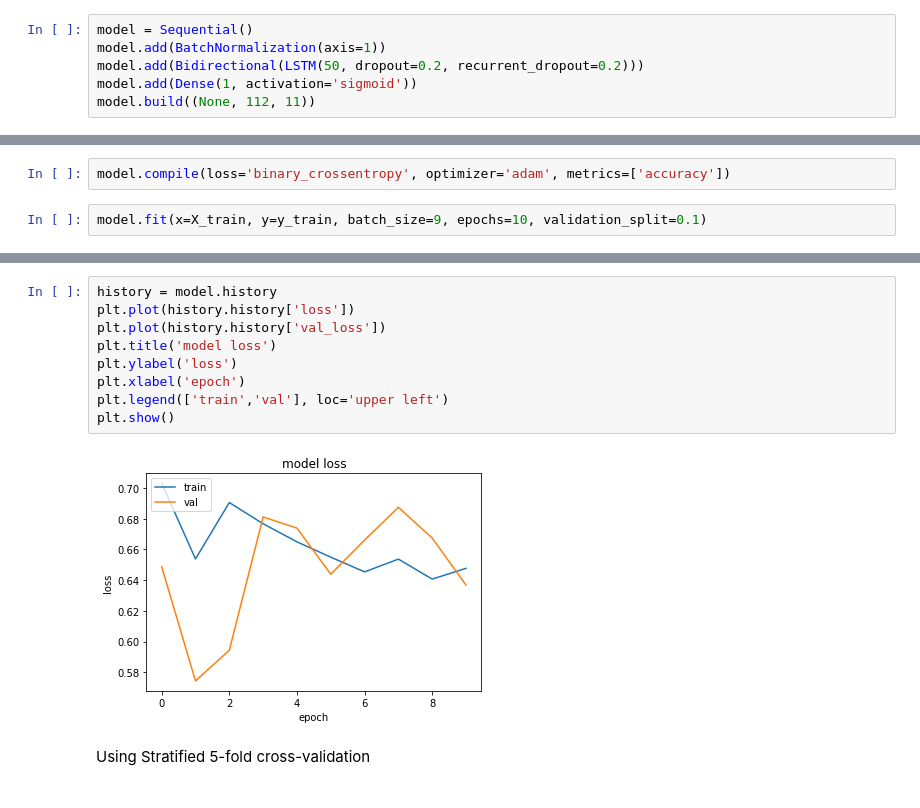
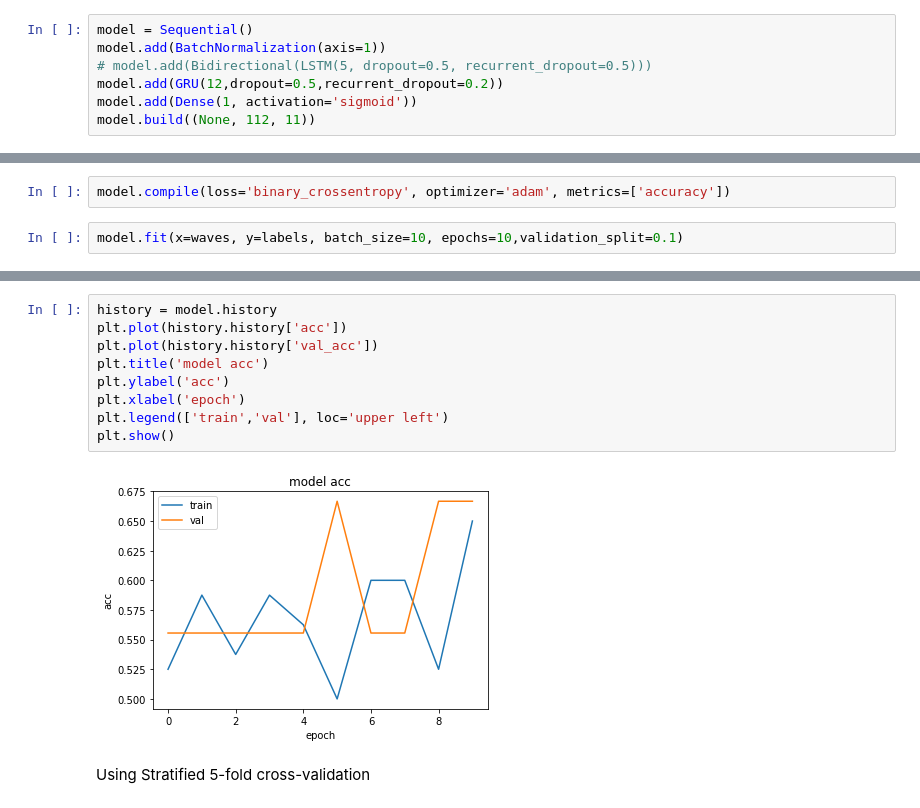
Before and after one commit to avishreekh/Confusion-detection-EEG, a Jupyter notebook: Confusion_Detection_EEG.ipynb, the cells around one changed output, grey strips where cells are left out. Cells and saved outputs as stored; diff of their text form.

Commit message:
Change the model's LSTM layer to GRU

```diff
--- a/Confusion_Detection_EEG.ipynb
+++ b/Confusion_Detection_EEG.ipynb
@@ -305,7 +310,8 @@ print(X_train.shape, X_test.shape, y_train.shape, y_test.shape)
 # %%
 model = Sequential()
 model.add(BatchNormalization(axis=1))
-model.add(Bidirectional(LSTM(50, dropout=0.2, recurrent_dropout=0.2)))
+# model.add(Bidirectional(LSTM(5, dropout=0.5, recurrent_dropout=0.5)))
+model.add(GRU(12,dropout=0.5,recurrent_dropout=0.2))
 model.add(Dense(1, activation='sigmoid'))
 model.build((None, 112, 11))
 # %%
@@ -328,5 +334,5 @@ _________________________________________________________________
 # %%
 model.compile(loss='binary_crossentropy', optimizer='adam', metrics=['accuracy'])
 # %%
-model.fit(x=X_train, y=y_train, batch_size=9, epochs=10, validation_split=0.1)
+model.fit(x=waves, y=labels, batch_size=10, epochs=10,validation_split=0.1)
 # %% [output]
@@ -350,15 +356,15 @@ Epoch 10/10
 <keras.callbacks.History at 0x...>
 # %%
 history = model.history
-plt.plot(history.history['loss'])
-plt.plot(history.history['val_loss'])
-plt.title('model loss')
-plt.ylabel('loss')
+plt.plot(history.history['acc'])
+plt.plot(history.history['val_acc'])
+plt.title('model acc')
+plt.ylabel('acc')
 plt.xlabel('epoch')
 plt.legend(['train','val'], loc='upper left')
 plt.show()
 # %% [output]
-[figure, old version]
+[figure, new version]
 # %% [markdown]
 Using Stratified 5-fold cross-validation
 # %%
```
Also changed, not shown: parts of 14 cells of this notebook.
